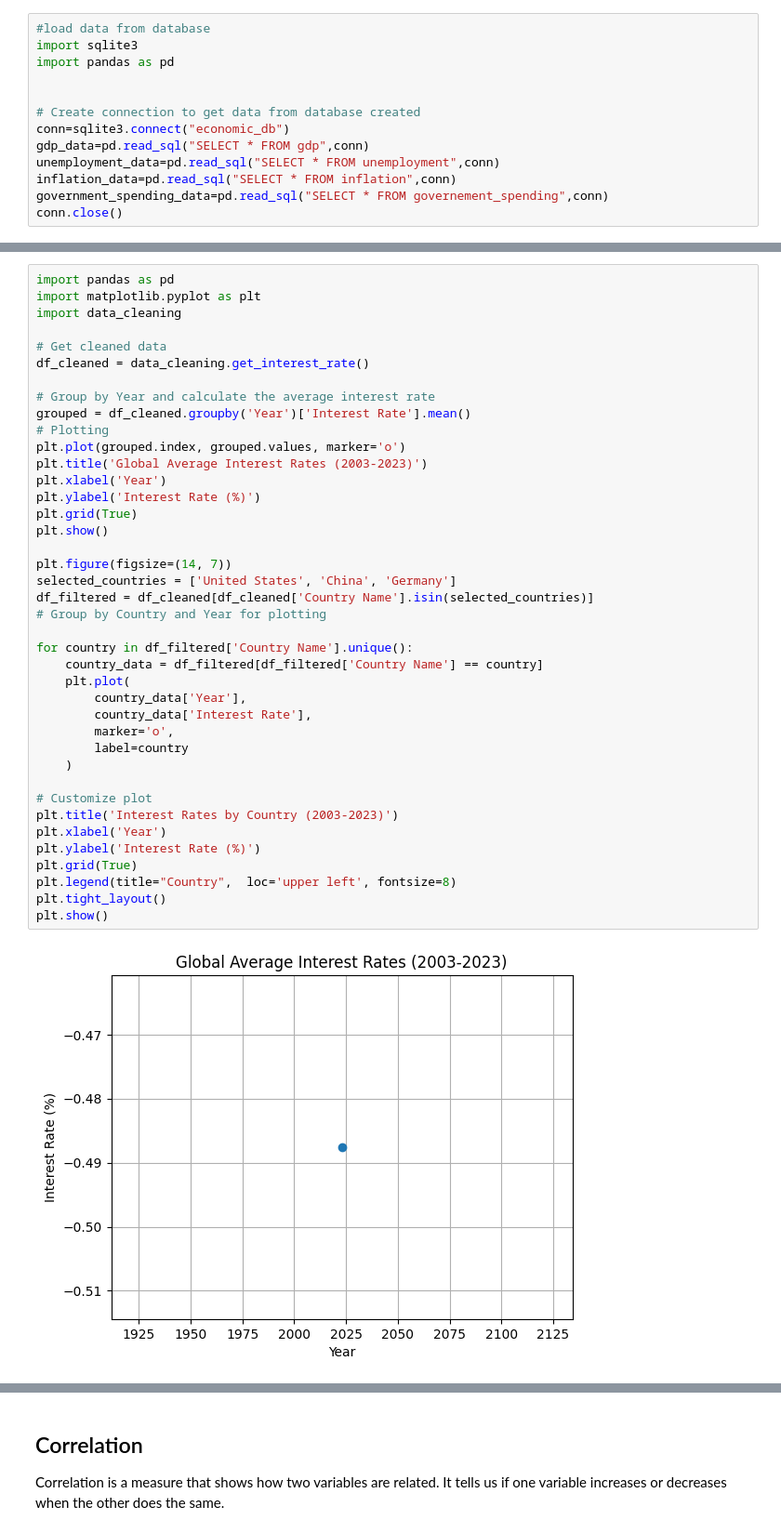
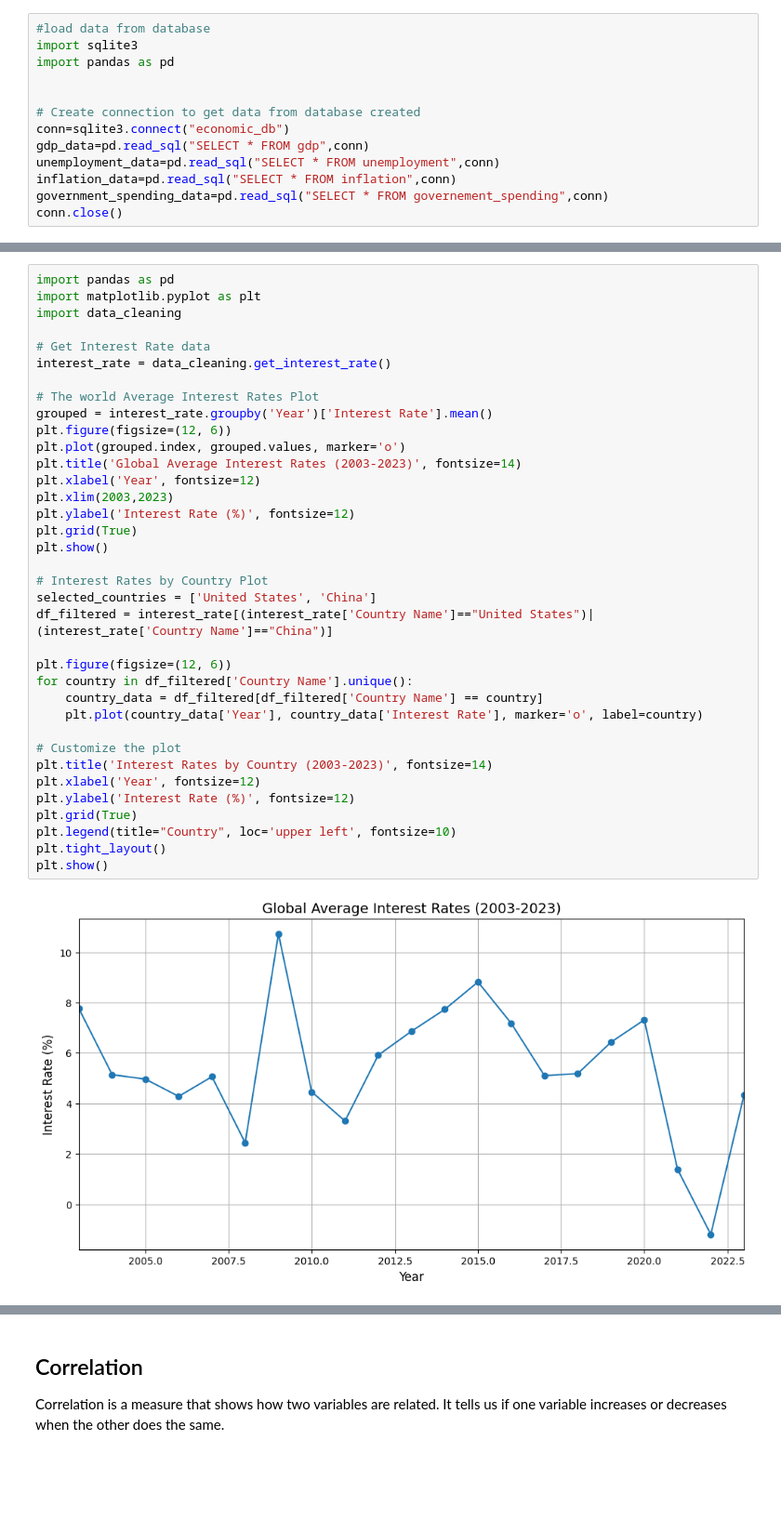
Before and after one commit to hasnasalah/FutureEconomics, a Jupyter notebook: data_visualization.ipynb, the cells around one changed output, grey strips where cells are left out. Shown at 93% size. Cells and saved outputs as stored; diff of their text form; blank space fills up the shorter version.

```diff
--- a/data_visualization.ipynb
+++ b/data_visualization.ipynb
@@ -89,42 +119,38 @@ This graph shows that GDP has been steadily increased over the last 20 years, re
 # %%
 import pandas as pd
 import matplotlib.pyplot as plt
 import data_cleaning
 
-# Get cleaned data
-df_cleaned = data_cleaning.get_interest_rate()
+# Get Interest Rate data
+interest_rate = data_cleaning.get_interest_rate()
 
-# Group by Year and calculate the average interest rate
-grouped = df_cleaned.groupby('Year')['Interest Rate'].mean()
-# Plotting
+# The world Average Interest Rates Plot
+grouped = interest_rate.groupby('Year')['Interest Rate'].mean()
+plt.figure(figsize=(12, 6))
 plt.plot(grouped.index, grouped.values, marker='o')
-plt.title('Global Average Interest Rates (2003-2023)')
-plt.xlabel('Year')
-plt.ylabel('Interest Rate (%)')
+plt.title('Global Average Interest Rates (2003-2023)', fontsize=14)
+plt.xlabel('Year', fontsize=12)
+plt.xlim(2003,2023)
+plt.ylabel('Interest Rate (%)', fontsize=12)
 plt.grid(True)
 plt.show()
 
-plt.figure(figsize=(14, 7))
-selected_countries = ['United States', 'China', 'Germany']
-df_filtered = df_cleaned[df_cleaned['Country Name'].isin(selected_countries)]
-# Group by Country and Year for plotting
+# Interest Rates by Country Plot
+selected_countries = ['United States', 'China']
+df_filtered = interest_rate[(interest_rate['Country Name']=="United States")|(interest_rate['Country Name']=="China")]
 
+plt.figure(figsize=(12, 6))
 for country in df_filtered['Country Name'].unique():
     country_data = df_filtered[df_filtered['Country Name'] == country]
-    plt.plot(
-        country_data['Year'],
-        country_data['Interest Rate'],
-        marker='o',
-        label=country
-    )
+    plt.plot(country_data['Year'], country_data['Interest Rate'], marker='o', label=country)
 
-# Customize plot
-plt.title('Interest Rates by Country (2003-2023)')
-plt.xlabel('Year')
-plt.ylabel('Interest Rate (%)')
+# Customize the plot
+plt.title('Interest Rates by Country (2003-2023)', fontsize=14)
+plt.xlabel('Year', fontsize=12)
+plt.ylabel('Interest Rate (%)', fontsize=12)
 plt.grid(True)
-plt.legend(title="Country",  loc='upper left', fontsize=8)
+plt.legend(title="Country", loc='upper left', fontsize=10)
 plt.tight_layout()
 plt.show()
 # %% [output]
-[figure, old version]
+[figure, new version]
```
Also changed, not shown: parts of 12 cells of this notebook, 11 other files.
